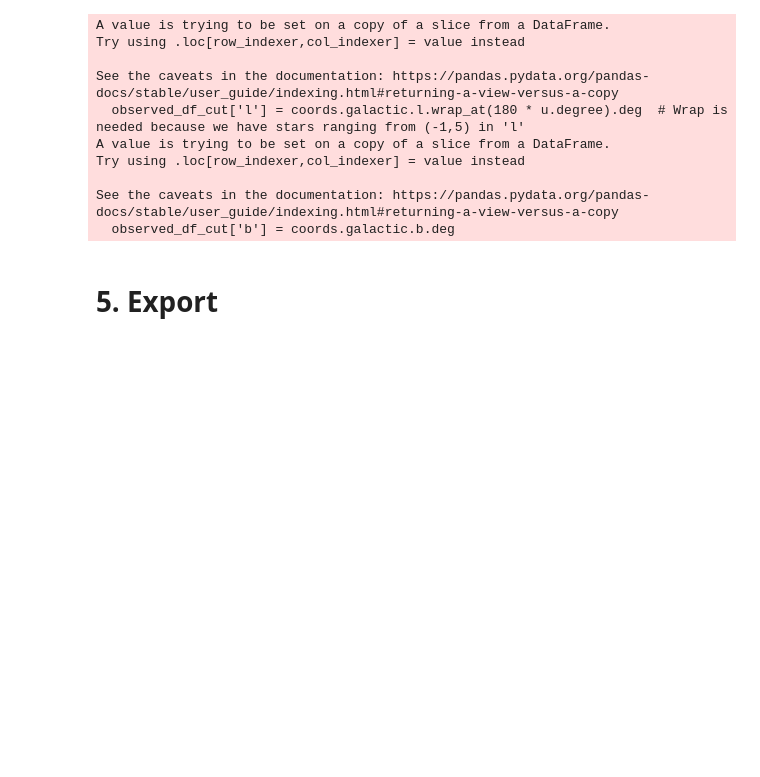
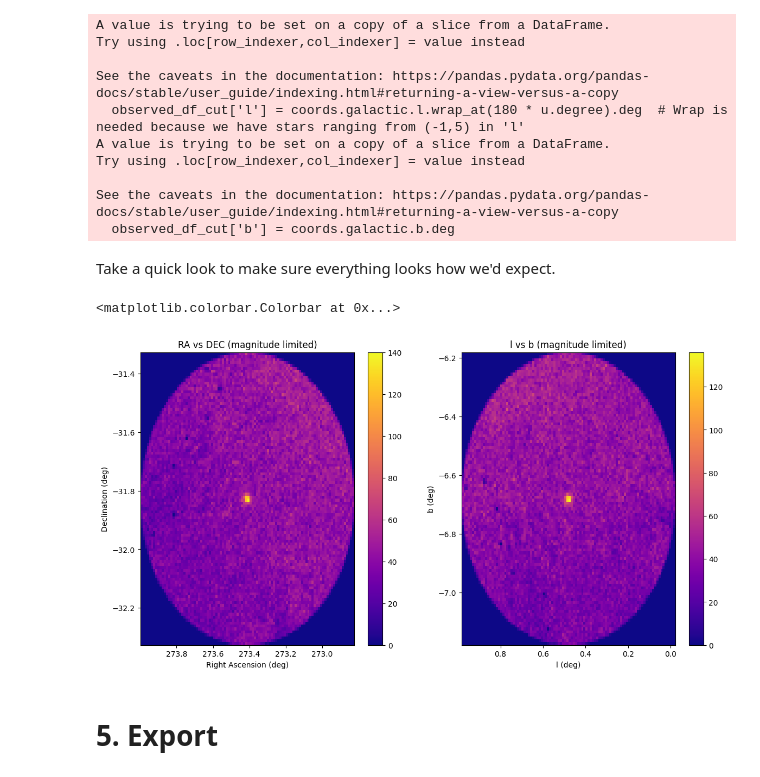
Before and after one commit to mcadamsean/cluster-membership, a Jupyter notebook: notebooks/data_processing.ipynb, the cells around one changed output. Saved outputs shown, nothing was run; the diff lists cells and outputs as text; code cells hidden in the pictures; blank space fills up the shorter version.

```diff
--- a/notebooks/data_processing.ipynb
+++ b/notebooks/data_processing.ipynb
@@ -49,9 +57,9 @@ avg_ext_i = np.mean(observed_df_raw['Ai'])
 # %%
-# Truncating stars first to match the observed data's completeness limit
-observed_df_cut = observed_df_raw[(observed_df_raw['imag_extcorr'] > 9) & (observed_df_raw['imag_extcorr'] <= 19.1 - avg_ext_i)]
-gala_df_cut = gala_df[(gala_df['i'] > 9) & (gala_df['i'] <= 19.1)]
+# Truncating stars first to match the observed data's extinction-corrected completeness limit
+observed_df_cut = observed_df_raw[(observed_df_raw['imag_extcorr'] > 9) & (observed_df_raw['imag_extcorr'] <= 18.63)]
+gala_df= gala_df[(gala_df['i'] > 9) & (gala_df['i'] <= 23)] # use the full range of simulated cluster stars to create a wider spread in the CLM later on
 
 # Check how many stars we are working with
 print(f"Stars in truncated observed dataset: {len(observed_df_cut['radeg'])}")
-print(f"Stars in Gala dataset: {len(gala_df_cut['RA'])}")
+print(f"Stars in Gala dataset: {len(gala_df['RA'])}")
 # %% [output]
@@ -61,8 +69,8 @@ Stars in Gala dataset: 2747
 # 4. Calculate Galactic 'l' and 'b' coordinates
 # %%
 # Create a SkyCoord object for observed stars. This is needed to convert in the next step.
-coords = SkyCoord(ra=observed_df_cut['ra'].values,
-                  dec=observed_df_cut['dec'].values,
+coords = SkyCoord(ra=observed_df_cut['radeg'].values,
+                  dec=observed_df_cut['decdeg'].values,
                   unit=(u.degree,u.degree),
                   frame='icrs')
 
@@ -80,6 +88,40 @@ Try using .loc[row_indexer,col_indexer] = value instead
 
 See the caveats in the documentation: https://pandas.pydata.org/pandas-docs/stable/user_guide/indexing.html#returning-a-view-versus-a-copy
   observed_df_cut['b'] = coords.galactic.b.deg
+# %% [markdown]
+Take a quick look to make sure everything looks how we'd expect.
+# %%
+fig, axs = plt.subplots(1, 2, figsize=(14, 7))
+axs = axs.ravel()
+
+# RA v DEC
+h1 = axs[0].hist2d(
+    observed_df_cut['radeg'],
+    observed_df_cut['decdeg'],
+    bins=100, # fine bins for visualisation, but they don't reflect the resolution of the actual process
+    cmap='plasma',
+)
+axs[0].set_xlabel('Right Ascension (deg)')
+axs[0].invert_xaxis()
+axs[0].set_ylabel('Declination (deg)')
+axs[0].set_title('RA vs DEC (magnitude limited)')
+fig.colorbar(h1[3], ax=axs[0])
+
+# 'l' v 'b'
+h2 = axs[1].hist2d(
+    observed_df_cut['l'],
+    observed_df_cut['b'],
+    bins=100,
+    cmap='plasma',
+)
+axs[1].set_xlabel('l (deg)')
+axs[1].invert_xaxis()
+axs[1].set_ylabel('b (deg)')
+axs[1].set_title('l vs b (magnitude limited)')
+fig.colorbar(h2[3], ax=axs[1])
+# %% [output]
+<matplotlib.colorbar.Colorbar at 0x...>
+[figure, added]
 # %% [markdown]
 # 5. Export
 # %%
```
Also changed, not shown: parts of 6 cells of this notebook.
